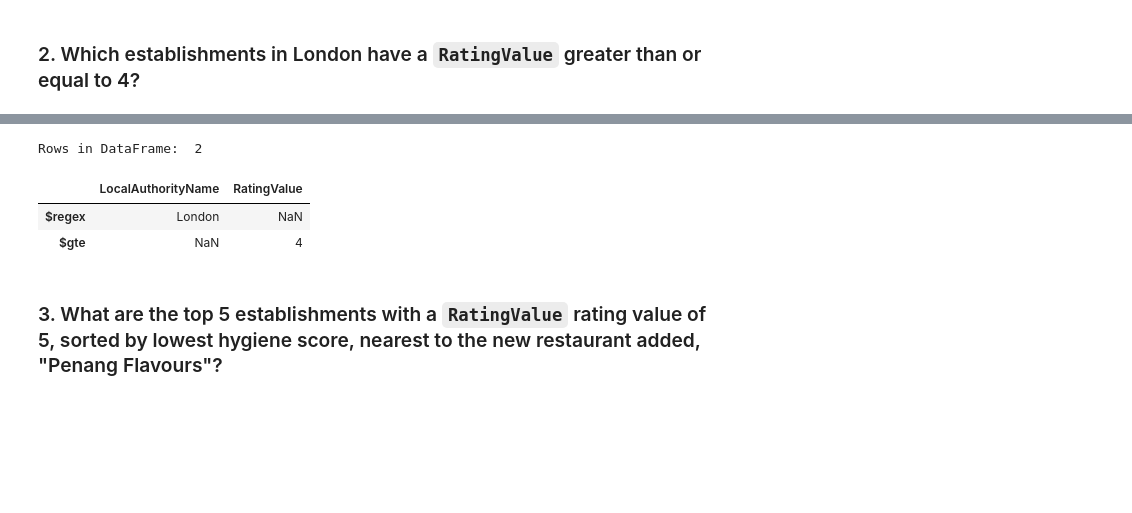
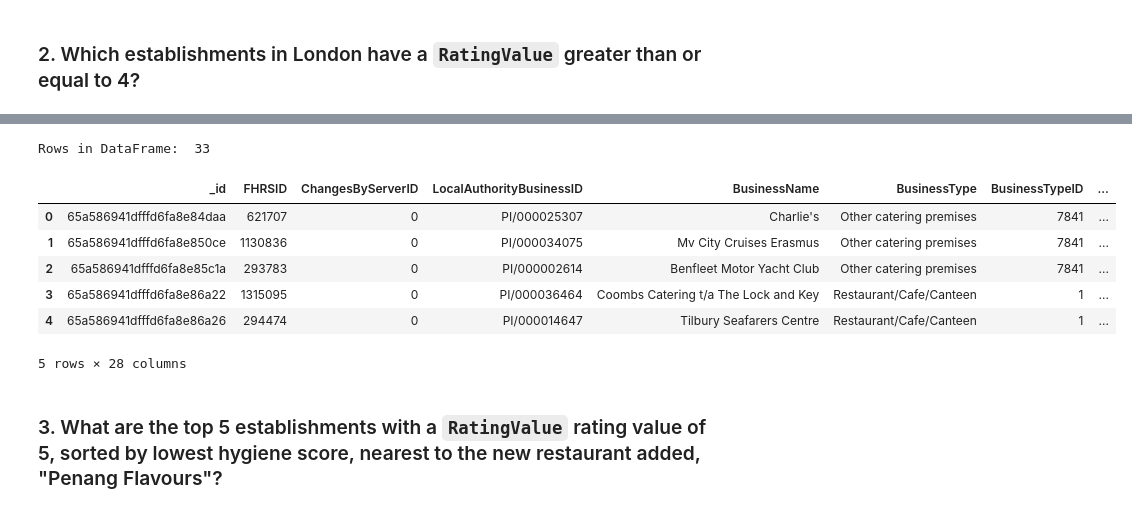
Before and after one commit to meehal0203/nosql-challenge, a Jupyter notebook: Starter_Code 12/NoSQL_analysis_starter.ipynb, the cells around one changed output, grey strips where cells are left out. Saved outputs shown, nothing was run; the diff lists cells and outputs as text; code cells hidden in the pictures; blank space fills up the shorter version.

```diff
--- a/Starter_Code 12/NoSQL_analysis_starter.ipynb
+++ b/Starter_Code 12/NoSQL_analysis_starter.ipynb
@@ -97,14 +97,12 @@ Rows in DataFrame:  41
 ### 2. Which establishments in London have a `RatingValue` greater than or equal to 4?
 # %%
 # Find the establishments with London as the Local Authority and has a RatingValue greater than or equal to 4.
-query = {'LocalAuthorityName': {'$regex':'London'}, 'RatingValue': {'$gte': '4'}}
-# query = {'LocalAuthorityName':{'$regex':'London'},'RatingValue': {'$gte':'4'}}
-# query = {'LocalAuthorityName': {'$regex': 'London'}, 'RatingValue': {'$gte': '4' }}
+query = {'LocalAuthorityName': {'$regex':'London'}, 'RatingValue': {'$gte': 4}}
+
 
 # Use count_documents to display the number of documents in the result
-establishments.count_documents(query)
-# print("Number of Documents: ", (len(london)))
+print(establishments.count_documents(query))
 
 # Display the first document in the results using pprint
-# pprint(establishments.find_one(london))
+pprint(establishments.find_one())
 # %% [output]
@@ -112,15 +126,20 @@ establishments.count_documents(query)
 # %%
 # Convert the result to a Pandas DataFrame
-london_df = pd.DataFrame(query)
+london = (establishments.find(query))
+london_df = pd.DataFrame(london)
 # Display the number of rows in the DataFrame
 print("Rows in DataFrame: ", len(london_df))
 
 # Display the first 10 rows of the DataFrame
 london_df.head()
 # %% [output]
-Rows in DataFrame:  2
+Rows in DataFrame:  33
-|  | LocalAuthorityName | RatingValue |
-| $regex | London | NaN |
-| $gte | NaN | 4 |
+|  | _id | FHRSID | ChangesByServerID | LocalAuthorityBusinessID | BusinessName | BusinessType | BusinessTypeID | ... |
+| 0 | 65a586941dfffd6fa8e84daa | 621707 | 0 | PI/000025307 | Charlie's | Other catering premises | 7841 | ... |
+| 1 | 65a586941dfffd6fa8e850ce | 1130836 | 0 | PI/000034075 | Mv City Cruises Erasmus | Other catering premises | 7841 | ... |
+| 2 | 65a586941dfffd6fa8e85c1a | 293783 | 0 | PI/000002614 | Benfleet Motor Yacht Club | Other catering premises | 7841 | ... |
+| 3 | 65a586941dfffd6fa8e86a22 | 1315095 | 0 | PI/000036464 | Coombs Catering t/a The Lock and Key | Restaurant/Cafe/Canteen | 1 | ... |
+| 4 | 65a586941dfffd6fa8e86a26 | 294474 | 0 | PI/000014647 | Tilbury Seafarers Centre | Restaurant/Cafe/Canteen | 1 | ... |
+5 rows × 28 columns
 # %% [markdown]
 ### 3. What are the top 5 establishments with a `RatingValue` rating value of 5, sorted by lowest hygiene score, nearest to the new restaurant added, "Penang Flavours"?
```
Also changed, not shown: parts of 6 cells of this notebook.
